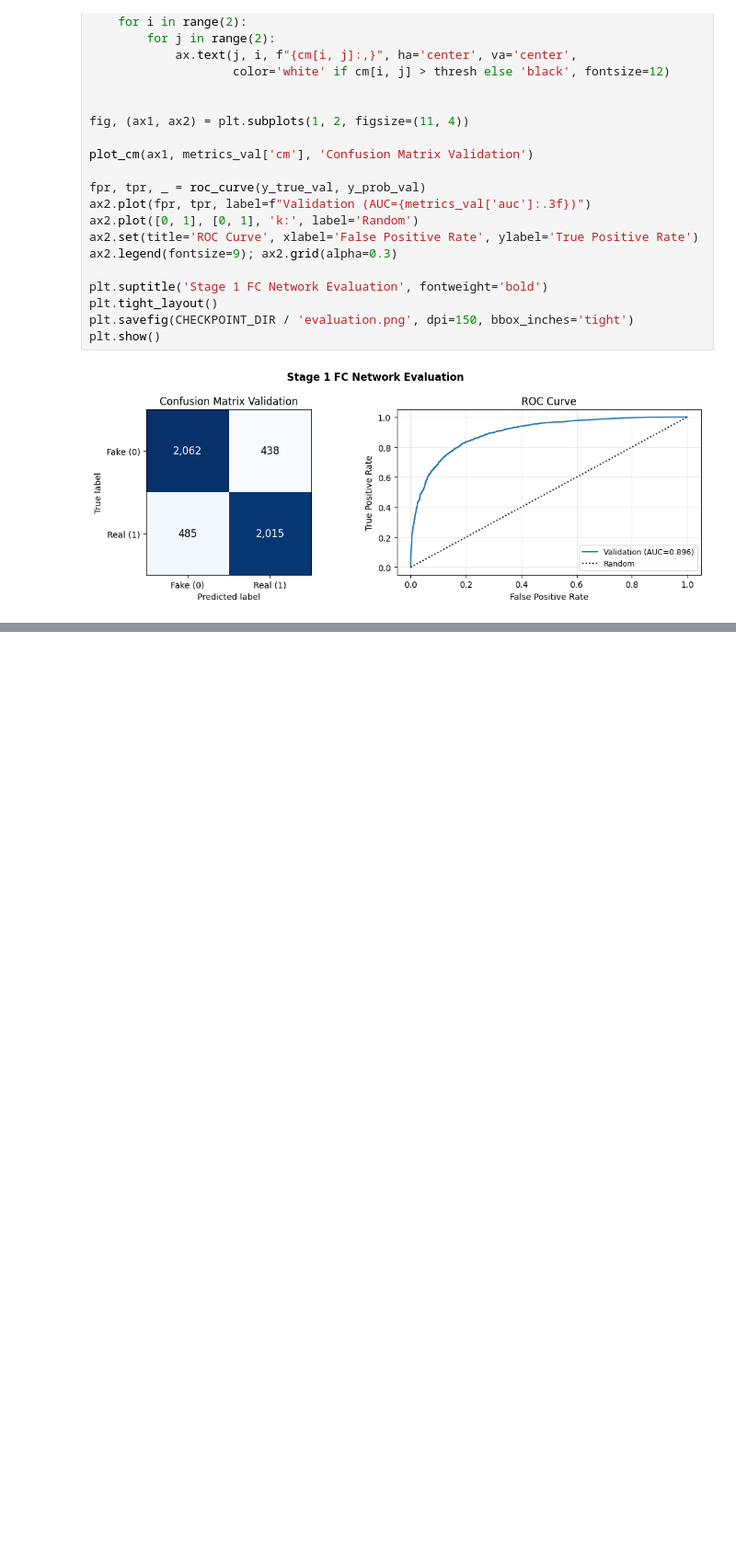
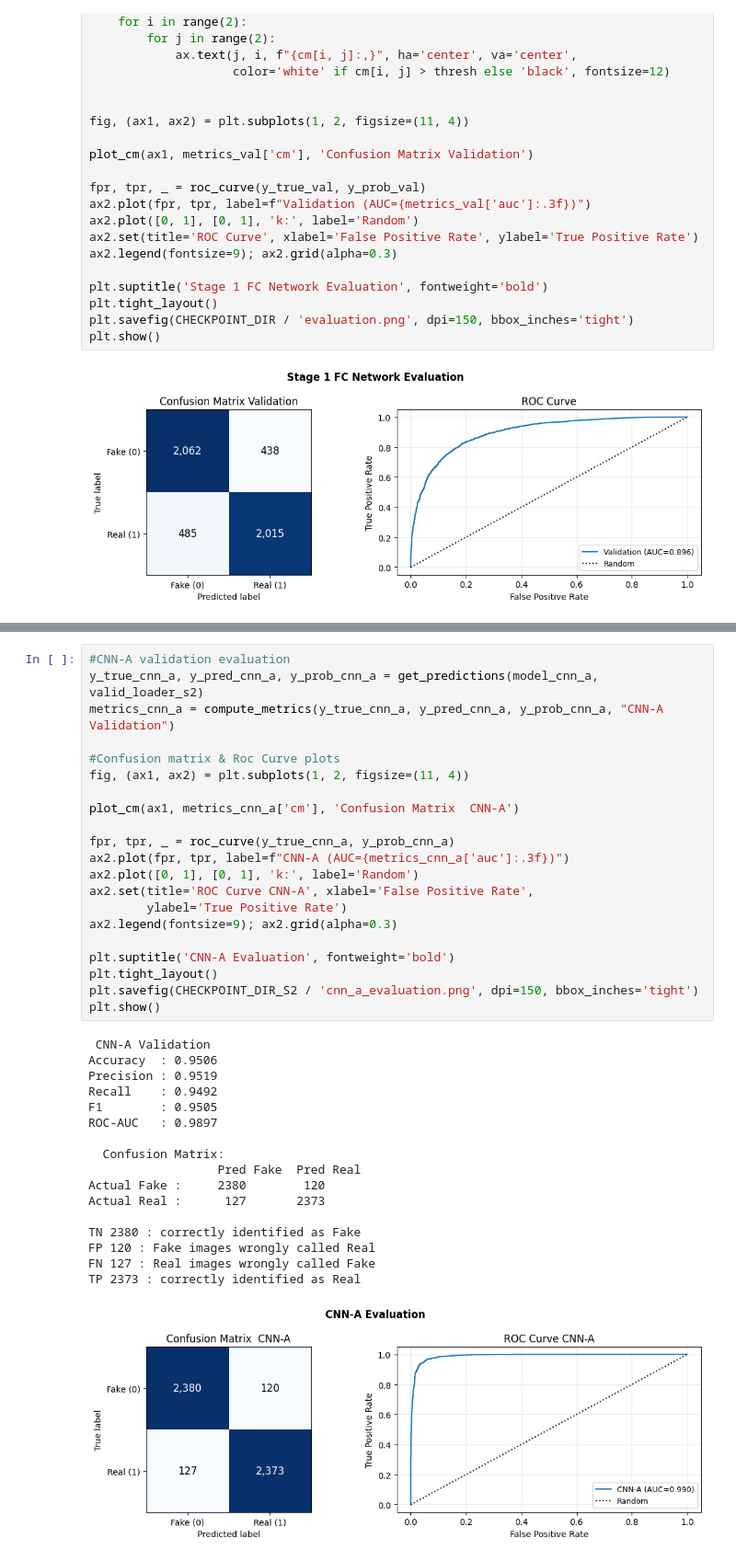
Before and after one commit to ApoStaGRODT/MSc-in-AI-ML-Deepfake-Image-Recognition, a Jupyter notebook: deep-learning-project/Notebooks/MainDeepLearningDFID.ipynb, the cells around one changed output, grey strips where cells are left out. Shown at 92% size. Cells and saved outputs as stored; diff of their text form; blank space fills up the shorter version.

```diff
--- a/deep-learning-project/Notebooks/MainDeepLearningDFID.ipynb
+++ b/deep-learning-project/Notebooks/MainDeepLearningDFID.ipynb
@@ -526,0 +795,39 @@ plt.show()
+# %%
+#CNN-A validation evaluation
+y_true_cnn_a, y_pred_cnn_a, y_prob_cnn_a = get_predictions(model_cnn_a, valid_loader_s2)
+metrics_cnn_a = compute_metrics(y_true_cnn_a, y_pred_cnn_a, y_prob_cnn_a, "CNN-A Validation")
+
+#Confusion matrix & Roc Curve plots
+fig, (ax1, ax2) = plt.subplots(1, 2, figsize=(11, 4))
+
+plot_cm(ax1, metrics_cnn_a['cm'], 'Confusion Matrix  CNN-A')
+
+fpr, tpr, _ = roc_curve(y_true_cnn_a, y_prob_cnn_a)
+ax2.plot(fpr, tpr, label=f"CNN-A (AUC={metrics_cnn_a['auc']:.3f})")
+ax2.plot([0, 1], [0, 1], 'k:', label='Random')
+ax2.set(title='ROC Curve CNN-A', xlabel='False Positive Rate',
+        ylabel='True Positive Rate')
+ax2.legend(fontsize=9); ax2.grid(alpha=0.3)
+
+plt.suptitle('CNN-A Evaluation', fontweight='bold')
+plt.tight_layout()
+plt.savefig(CHECKPOINT_DIR_S2 / 'cnn_a_evaluation.png', dpi=150, bbox_inches='tight')
+plt.show()
+# %% [output]
+ CNN-A Validation
+Accuracy  : 0.9506
+Precision : 0.9519
+Recall    : 0.9492
+F1        : 0.9505
+ROC-AUC   : 0.9897
+
+  Confusion Matrix:
+                  Pred Fake  Pred Real
+Actual Fake :     2380        120
+Actual Real :      127       2373
+
+TN 2380 : correctly identified as Fake
+FP 120 : Fake images wrongly called Real
+FN 127 : Real images wrongly called Fake
+TP 2373 : correctly identified as Real
+[figure, added]
```
Also changed, not shown: parts of 42 cells of this notebook.
